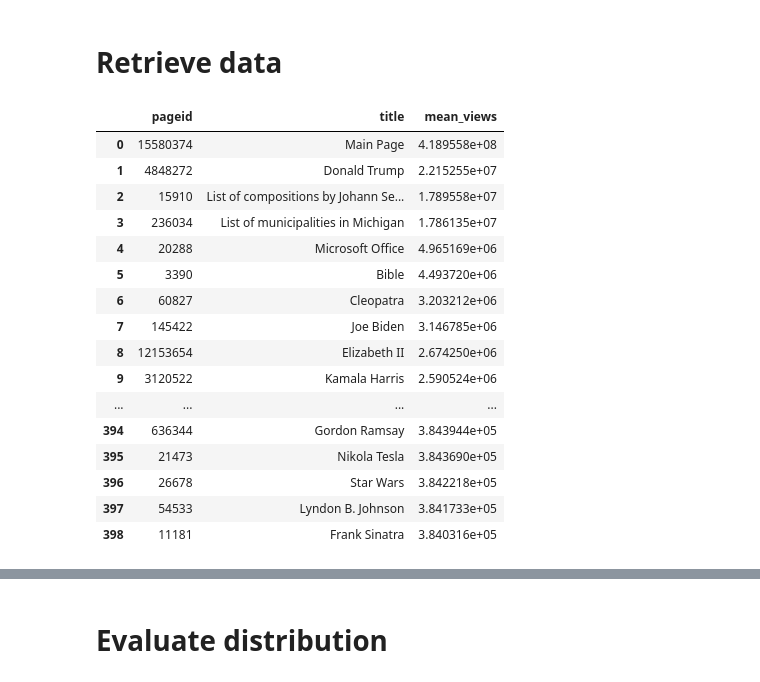
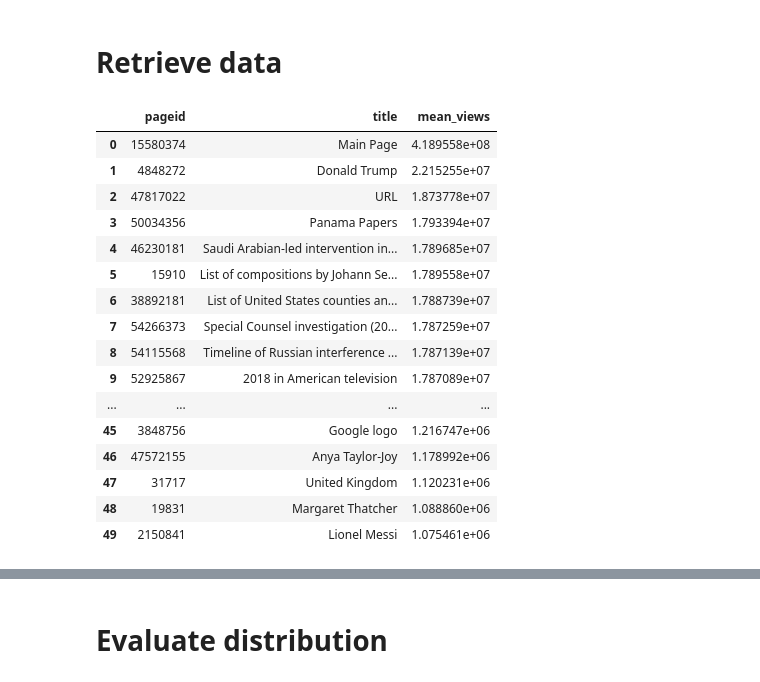
Before and after one commit to IvanRoblesMunoz/document_information_extraction, a Jupyter notebook: notebooks/eda/03-pageviews-eda.ipynb, the cells around one changed output, grey strips where cells are left out. Drawn from its saved outputs; the diff is of its cells as text; code cells hidden in the pictures.

```diff
--- a/notebooks/eda/03-pageviews-eda.ipynb
+++ b/notebooks/eda/03-pageviews-eda.ipynb
@@ -70,25 +70,25 @@ page_view_df = page_view_df.sort_values(
     by="mean_views", ascending=False, ignore_index=True
 )
 # %%
-page_view_df[["pageid", "title", "mean_views"]].head(500)
+page_view_df[["pageid", "title", "mean_views"]].head(50)
 # %% [output]
 |  | pageid | title | mean_views |
 | 0 | 15580374 | Main Page | 4.189558e+08 |
 | 1 | 4848272 | Donald Trump | 2.215255e+07 |
-| 2 | 15910 | List of compositions by Johann Se... | 1.789558e+07 |
-| 3 | 236034 | List of municipalities in Michigan | 1.786135e+07 |
-| 4 | 20288 | Microsoft Office | 4.965169e+06 |
-| 5 | 3390 | Bible | 4.493720e+06 |
-| 6 | 60827 | Cleopatra | 3.203212e+06 |
-| 7 | 145422 | Joe Biden | 3.146785e+06 |
-| 8 | 12153654 | Elizabeth II | 2.674250e+06 |
-| 9 | 3120522 | Kamala Harris | 2.590524e+06 |
+| 2 | 47817022 | URL | 1.873778e+07 |
+| 3 | 50034356 | Panama Papers | 1.793394e+07 |
+| 4 | 46230181 | Saudi Arabian-led intervention in... | 1.789685e+07 |
+| 5 | 15910 | List of compositions by Johann Se... | 1.789558e+07 |
+| 6 | 38892181 | List of United States counties an... | 1.788739e+07 |
+| 7 | 54266373 | Special Counsel investigation (20... | 1.787259e+07 |
+| 8 | 54115568 | Timeline of Russian interference ... | 1.787139e+07 |
+| 9 | 52925867 | 2018 in American television | 1.787089e+07 |
 | ... | ... | ... | ... |
-| 394 | 636344 | Gordon Ramsay | 3.843944e+05 |
-| 395 | 21473 | Nikola Tesla | 3.843690e+05 |
-| 396 | 26678 | Star Wars | 3.842218e+05 |
-| 397 | 54533 | Lyndon B. Johnson | 3.841733e+05 |
-| 398 | 11181 | Frank Sinatra | 3.840316e+05 |
+| 45 | 3848756 | Google logo | 1.216747e+06 |
+| 46 | 47572155 | Anya Taylor-Joy | 1.178992e+06 |
+| 47 | 31717 | United Kingdom | 1.120231e+06 |
+| 48 | 19831 | Margaret Thatcher | 1.088860e+06 |
+| 49 | 2150841 | Lionel Messi | 1.075461e+06 |
 # %%
 page_view_df.tail(10)
 # %% [output]
```
Also changed, not shown: parts of 5 cells of this notebook, 9 other files.
